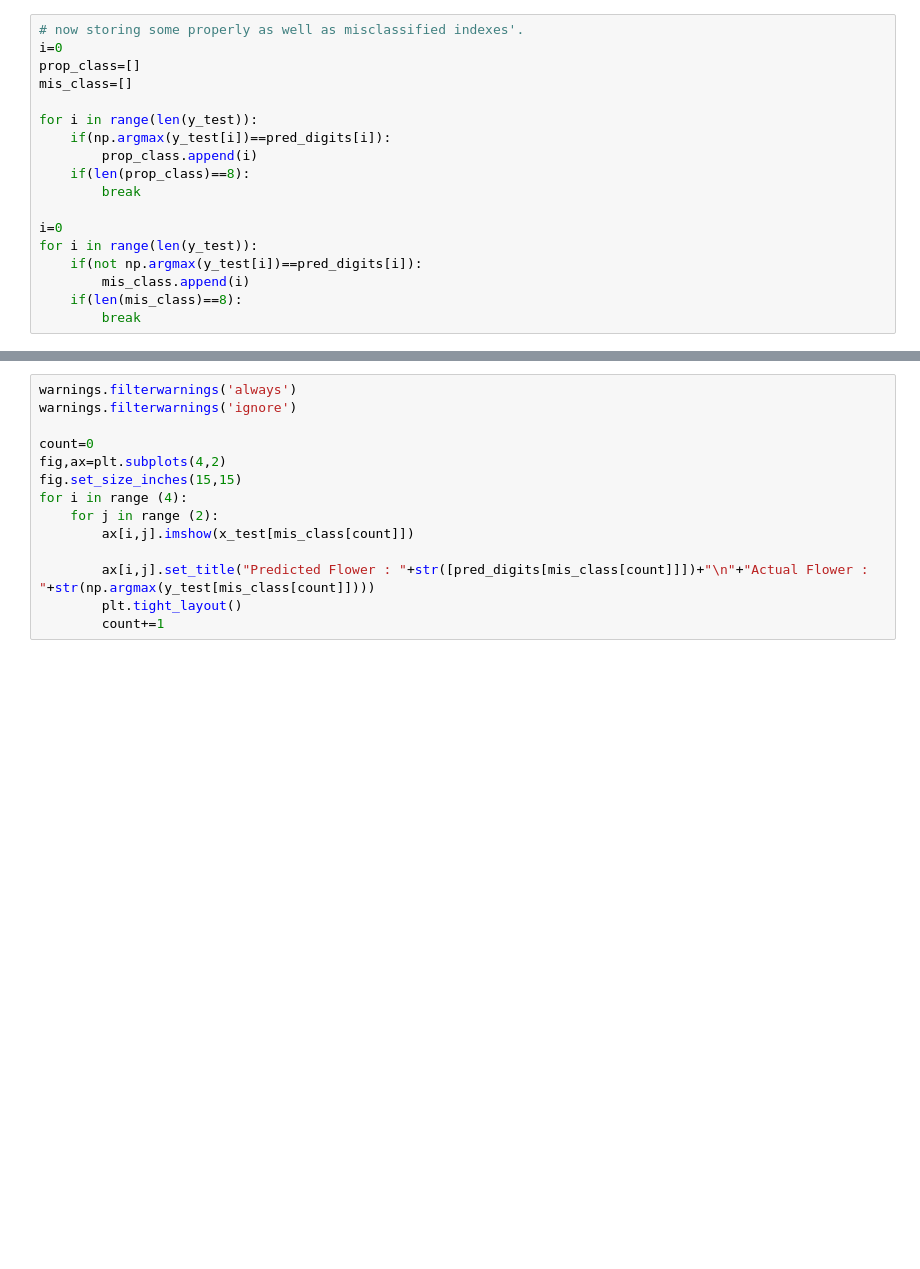
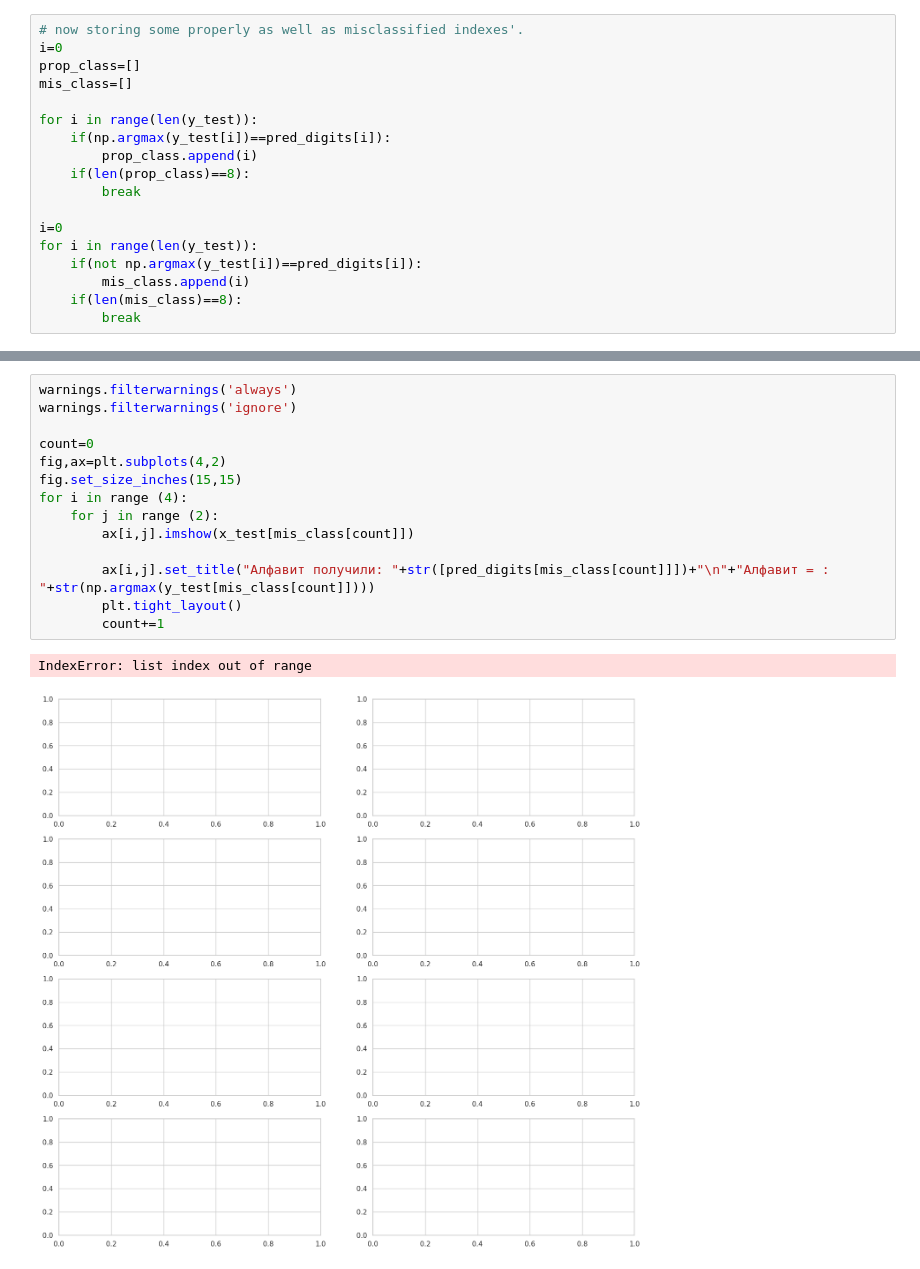
Before and after one commit to mrSaggio/NEIRO, a Jupyter notebook: Classifikator_Torch1.ipynb, the cells around one changed output, grey strips where cells are left out. Drawn from its saved outputs; the diff is of its cells as text; blank space fills up the shorter version.

```diff
--- a/Classifikator_Torch1.ipynb
+++ b/Classifikator_Torch1.ipynb
@@ -224,14 +309,17 @@ for i in range (4):
 # %%
 warnings.filterwarnings('always')
 warnings.filterwarnings('ignore')
 
 count=0
 fig,ax=plt.subplots(4,2)
 fig.set_size_inches(15,15)
 for i in range (4):
     for j in range (2):
         ax[i,j].imshow(x_test[mis_class[count]])
 
-        ax[i,j].set_title("Predicted Flower : "+str([pred_digits[mis_class[count]]])+"\n"+"Actual Flower : "+str(np.argmax(y_test[mis_class[count]])))
+        ax[i,j].set_title("Алфавит получили: "+str([pred_digits[mis_class[count]]])+"\n"+"Алфавит = : "+str(np.argmax(y_test[mis_class[count]])))
         plt.tight_layout()
         count+=1
+# %% [output]
+IndexError: list index out of range
+[figure, added]
```
Also changed, not shown: parts of 23 cells of this notebook.
